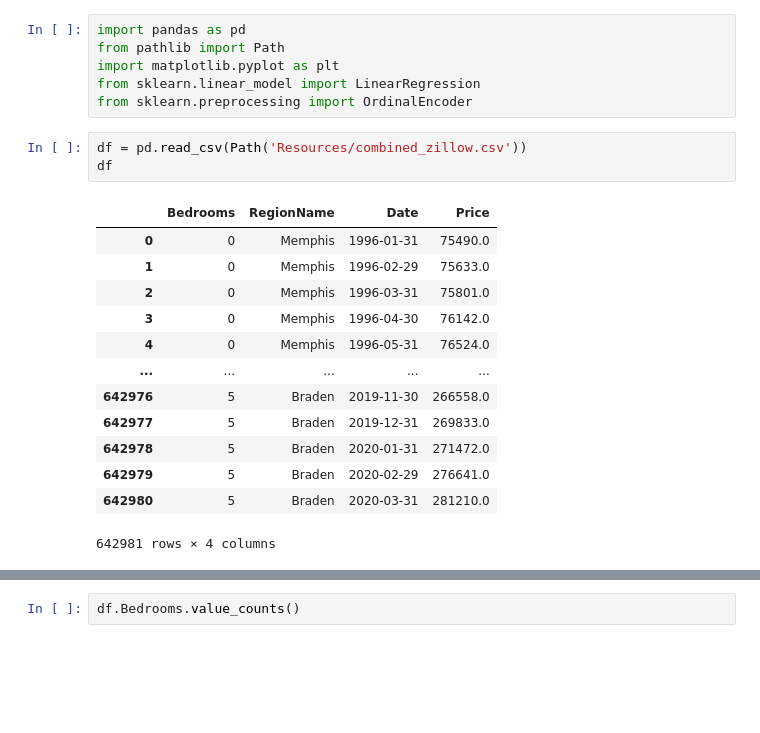
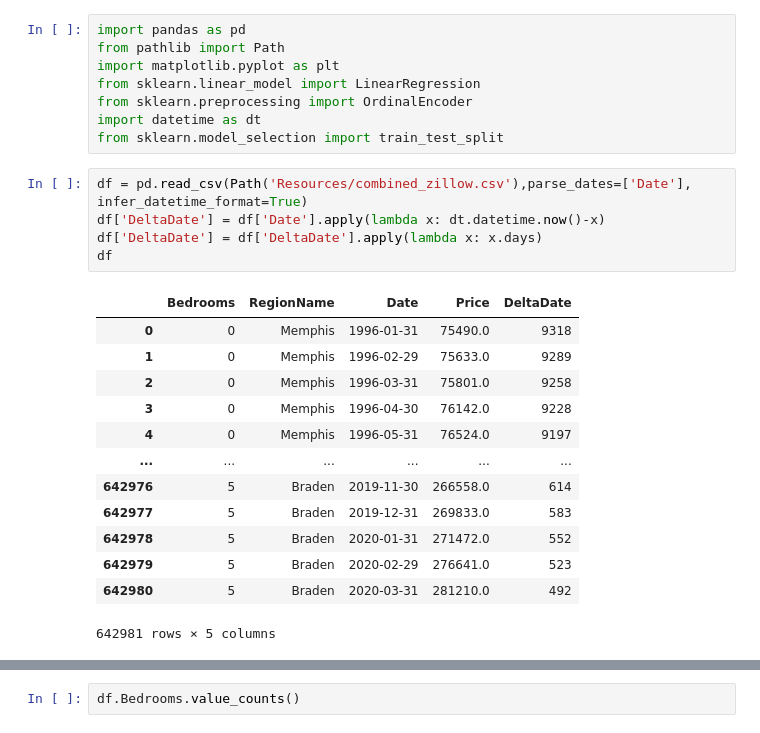
Before and after one commit to trallen09/team_centennial_park, a Jupyter notebook: linear_regression_zillow.ipynb, the cells around one changed output, grey strips where cells are left out. Cells and saved outputs as stored; diff of their text form; blank space fills up the shorter version.

```diff
--- a/linear_regression_zillow.ipynb
+++ b/linear_regression_zillow.ipynb
@@ -4,21 +4,25 @@ from pathlib import Path
 import matplotlib.pyplot as plt
 from sklearn.linear_model import LinearRegression
 from sklearn.preprocessing import OrdinalEncoder
+import datetime as dt
+from sklearn.model_selection import train_test_split
 # %%
-df = pd.read_csv(Path('Resources/combined_zillow.csv'))
+df = pd.read_csv(Path('Resources/combined_zillow.csv'),parse_dates=['Date'], infer_datetime_format=True)
+df['DeltaDate'] = df['Date'].apply(lambda x: dt.datetime.now()-x)
+df['DeltaDate'] = df['DeltaDate'].apply(lambda x: x.days)
 df
 # %% [output]
-|  | Bedrooms | RegionName | Date | Price |
-| 0 | 0 | Memphis | 1996-01-31 | 75490.0 |
-| 1 | 0 | Memphis | 1996-02-29 | 75633.0 |
-| 2 | 0 | Memphis | 1996-03-31 | 75801.0 |
-| 3 | 0 | Memphis | 1996-04-30 | 76142.0 |
-| 4 | 0 | Memphis | 1996-05-31 | 76524.0 |
-| ... | ... | ... | ... | ... |
-| 642976 | 5 | Braden | 2019-11-30 | 266558.0 |
-| 642977 | 5 | Braden | 2019-12-31 | 269833.0 |
-| 642978 | 5 | Braden | 2020-01-31 | 271472.0 |
-| 642979 | 5 | Braden | 2020-02-29 | 276641.0 |
-| 642980 | 5 | Braden | 2020-03-31 | 281210.0 |
+|  | Bedrooms | RegionName | Date | Price | DeltaDate |
+| 0 | 0 | Memphis | 1996-01-31 | 75490.0 | 9318 |
+| 1 | 0 | Memphis | 1996-02-29 | 75633.0 | 9289 |
+| 2 | 0 | Memphis | 1996-03-31 | 75801.0 | 9258 |
+| 3 | 0 | Memphis | 1996-04-30 | 76142.0 | 9228 |
+| 4 | 0 | Memphis | 1996-05-31 | 76524.0 | 9197 |
+| ... | ... | ... | ... | ... | ... |
+| 642976 | 5 | Braden | 2019-11-30 | 266558.0 | 614 |
+| 642977 | 5 | Braden | 2019-12-31 | 269833.0 | 583 |
+| 642978 | 5 | Braden | 2020-01-31 | 271472.0 | 552 |
+| 642979 | 5 | Braden | 2020-02-29 | 276641.0 | 523 |
+| 642980 | 5 | Braden | 2020-03-31 | 281210.0 | 492 |
-642981 rows × 4 columns
+642981 rows × 5 columns
 # %%
```
Also changed, not shown: parts of 19 cells of this notebook.
